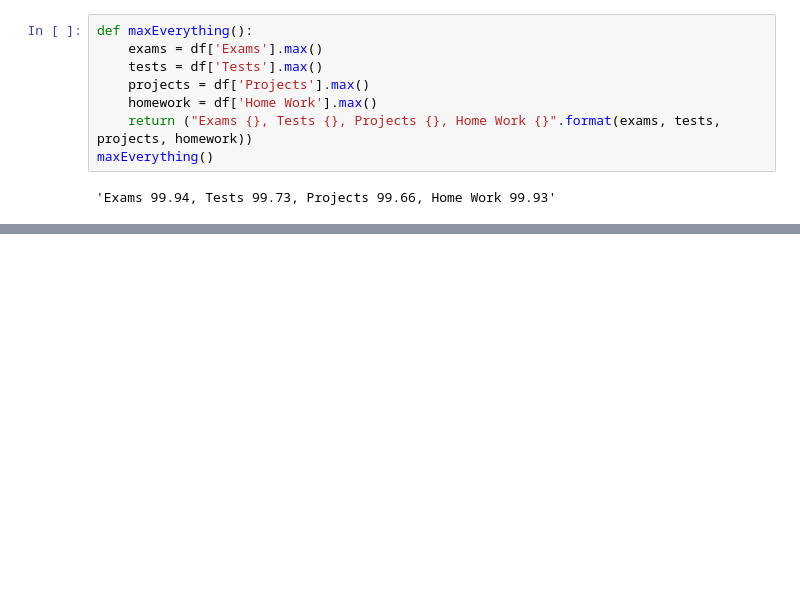
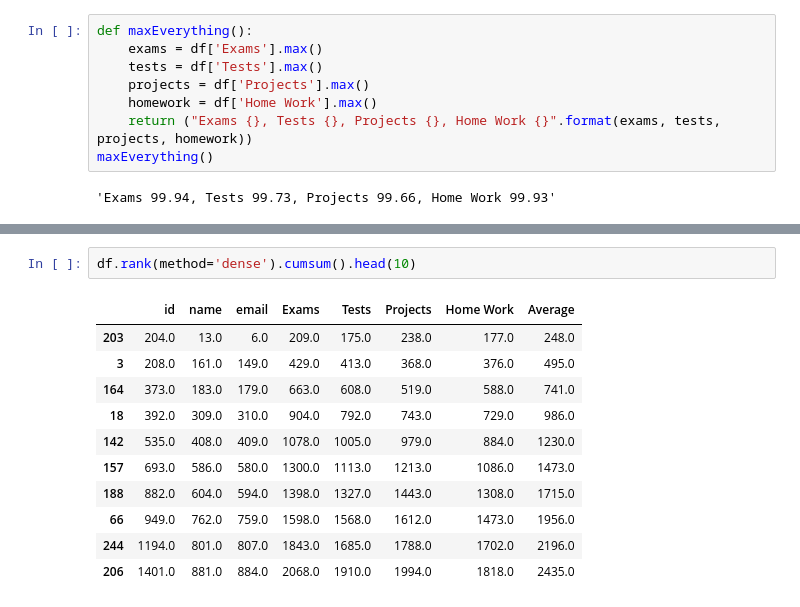
Before and after one commit to stradtkt/DataScience, a Jupyter notebook: pandas_practice.ipynb, the cells around one changed output, grey strips where cells are left out. Saved outputs shown, nothing was run; the diff lists cells and outputs as text; blank space fills up the shorter version.

```diff
--- a/pandas_practice.ipynb
+++ b/pandas_practice.ipynb
@@ -197,0 +236,14 @@ maxEverything()
+# %%
+df.rank(method='dense').cumsum().head(10)
+# %% [output]
+|  | id | name | email | Exams | Tests | Projects | Home Work | Average |
+| 203 | 204.0 | 13.0 | 6.0 | 209.0 | 175.0 | 238.0 | 177.0 | 248.0 |
+| 3 | 208.0 | 161.0 | 149.0 | 429.0 | 413.0 | 368.0 | 376.0 | 495.0 |
+| 164 | 373.0 | 183.0 | 179.0 | 663.0 | 608.0 | 519.0 | 588.0 | 741.0 |
+| 18 | 392.0 | 309.0 | 310.0 | 904.0 | 792.0 | 743.0 | 729.0 | 986.0 |
+| 142 | 535.0 | 408.0 | 409.0 | 1078.0 | 1005.0 | 979.0 | 884.0 | 1230.0 |
+| 157 | 693.0 | 586.0 | 580.0 | 1300.0 | 1113.0 | 1213.0 | 1086.0 | 1473.0 |
+| 188 | 882.0 | 604.0 | 594.0 | 1398.0 | 1327.0 | 1443.0 | 1308.0 | 1715.0 |
+| 66 | 949.0 | 762.0 | 759.0 | 1598.0 | 1568.0 | 1612.0 | 1473.0 | 1956.0 |
+| 244 | 1194.0 | 801.0 | 807.0 | 1843.0 | 1685.0 | 1788.0 | 1702.0 | 2196.0 |
+| 206 | 1401.0 | 881.0 | 884.0 | 2068.0 | 1910.0 | 1994.0 | 1818.0 | 2435.0 |
```
Also changed, not shown: parts of 2 cells of this notebook.
